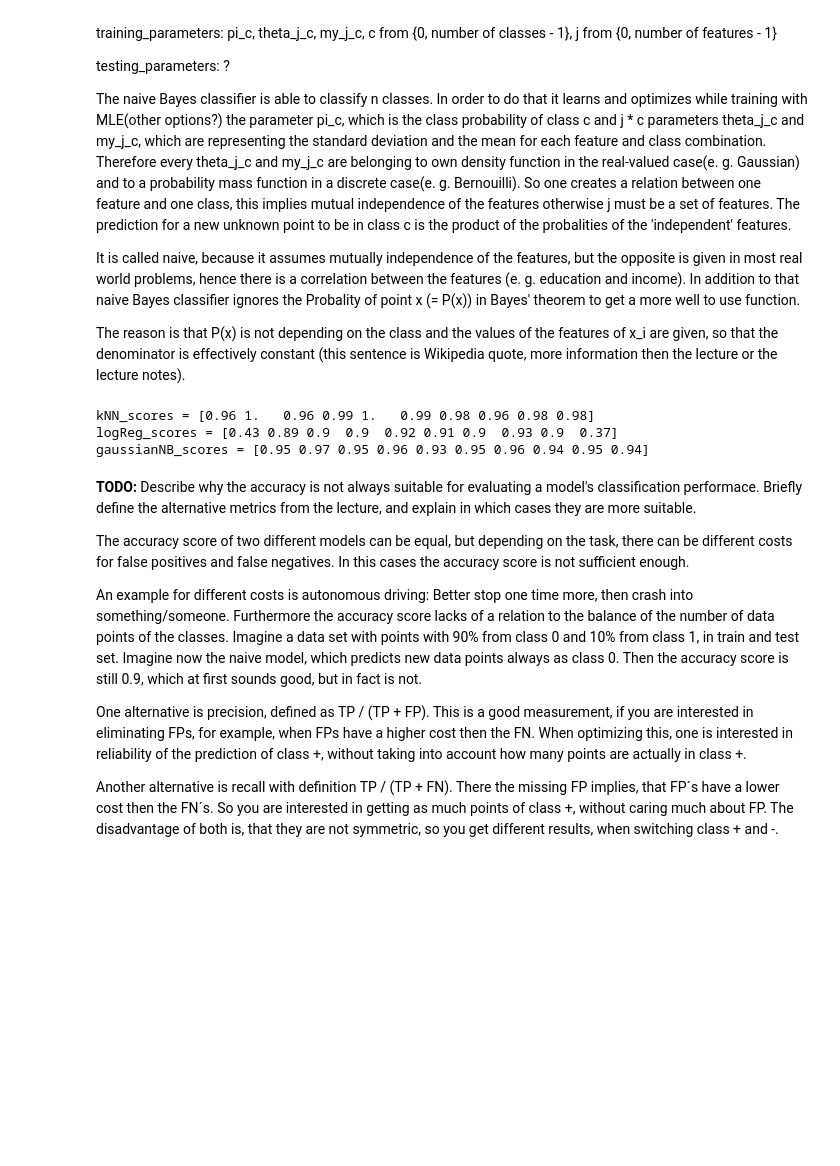
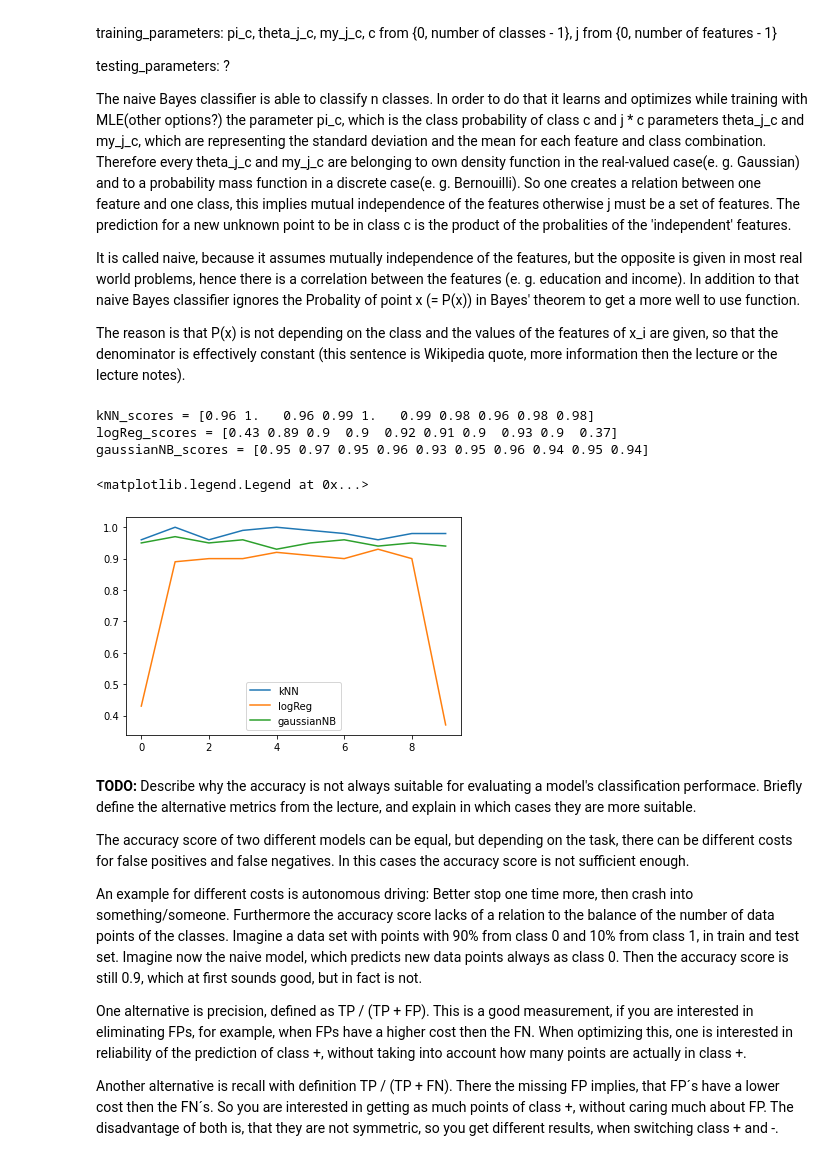
Before and after one commit to mankinskin/ml_projects, a Jupyter notebook: project2/Project2.ipynb, the cells around one changed output. Cells and saved outputs as stored; diff of their text form; code cells hidden in the pictures; blank space fills up the shorter version.

```diff
--- a/project2/Project2.ipynb
+++ b/project2/Project2.ipynb
@@ -66,28 +102,37 @@ features of x_i are given, so that the denominator is effectively constant
 # %%
 from sklearn.neighbors import KNeighborsClassifier
 from sklearn.linear_model import LogisticRegression
 from sklearn.naive_bayes import GaussianNB
 from sklearn.model_selection import cross_val_score
+import matplotlib.pyplot as plt
 
 # TODO: train a kNN, Logistic Regression, and a Naive Bayes classifier on the dataset. Report the accuracies.
+X = data_set['X']
+y = data_set['y']
 
 kNN = KNeighborsClassifier(5)
 kNN_scores = cross_val_score(kNN, X, y, cv=10)
 
 logReg = LogisticRegression()
 logReg_scores = cross_val_score(logReg, X, y, cv=10)
 
 gaussianNB = GaussianNB()
 gaussianNB_scores = cross_val_score(gaussianNB, X, y, cv=10)
 
 print('kNN_scores = ' + str(kNN_scores))
-#print(f'kNN_scores = {kNN_scores}')
 print('logReg_scores = ' + str(logReg_scores))
 print('gaussianNB_scores = ' + str(gaussianNB_scores))
+
+plt.plot(kNN_scores, label="kNN")
+plt.plot(logReg_scores, label="logReg")
+plt.plot(gaussianNB_scores, label="gaussianNB")
+plt.legend()
 # %% [output]
 kNN_scores = [0.96 1.   0.96 0.99 1.   0.99 0.98 0.96 0.98 0.98]
 logReg_scores = [0.43 0.89 0.9  0.9  0.92 0.91 0.9  0.93 0.9  0.37]
 gaussianNB_scores = [0.95 0.97 0.95 0.96 0.93 0.95 0.96 0.94 0.95 0.94]
+<matplotlib.legend.Legend at 0x...>
+[figure, added]
 # %% [markdown]
 **TODO:** Describe why the accuracy is not always suitable for evaluating a model's classification performace. Briefly define the alternative metrics from the lecture, and explain in which cases they are more suitable.
 
```
Also changed, not shown: parts of 5 cells of this notebook.
